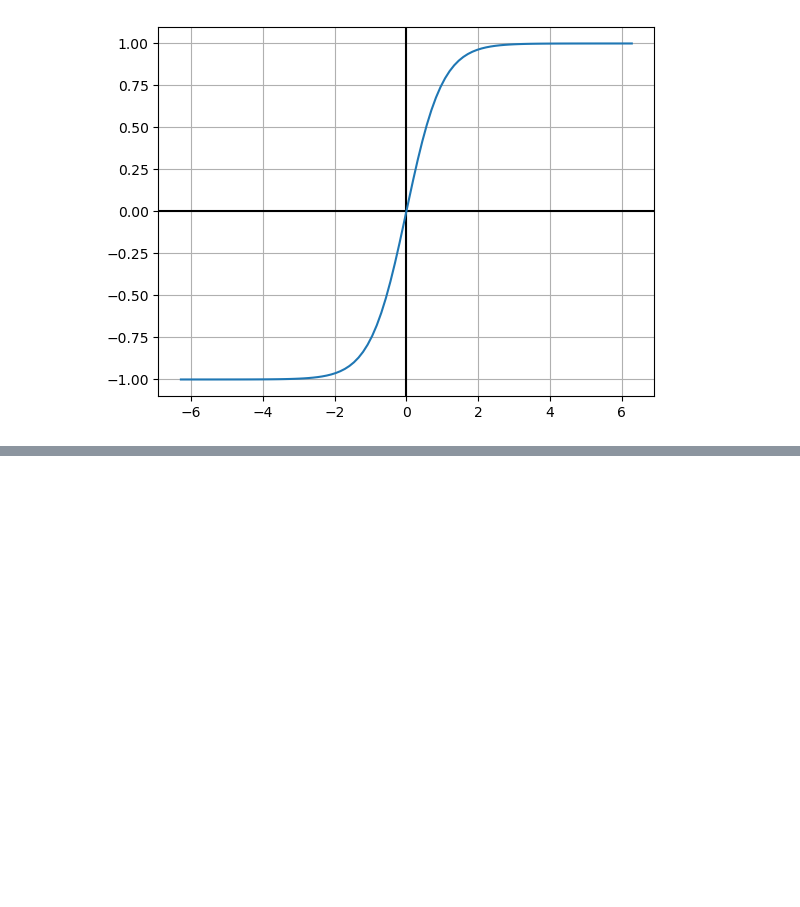
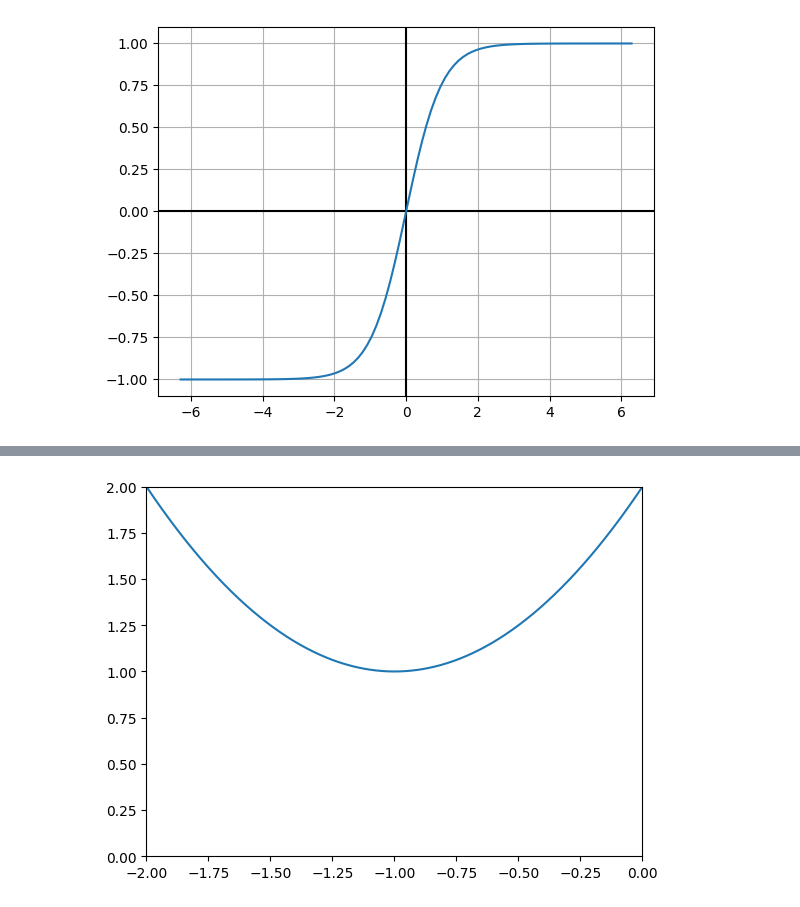
Before and after one commit to KAUSHAL0391/CSMLab, a Jupyter notebook: test.ipynb, the cells around one changed output, grey strips where cells are left out. Drawn from its saved outputs; the diff is of its cells as text; code cells hidden in the pictures; blank space fills up the shorter version.

```diff
--- a/test.ipynb
+++ b/test.ipynb
@@ -161,0 +163,7 @@ No artists with labels found to put in legend.  Note that artists whose label st
+# %%
+fig, ax = plt.subplots()
+ax.set_xlim([-2,-0])
+ax.set_ylim([0,2])
+a = ax.plot(x,y)
+# %% [output]
+[figure, added]
```
Also changed, not shown: parts of 9 cells of this notebook.
